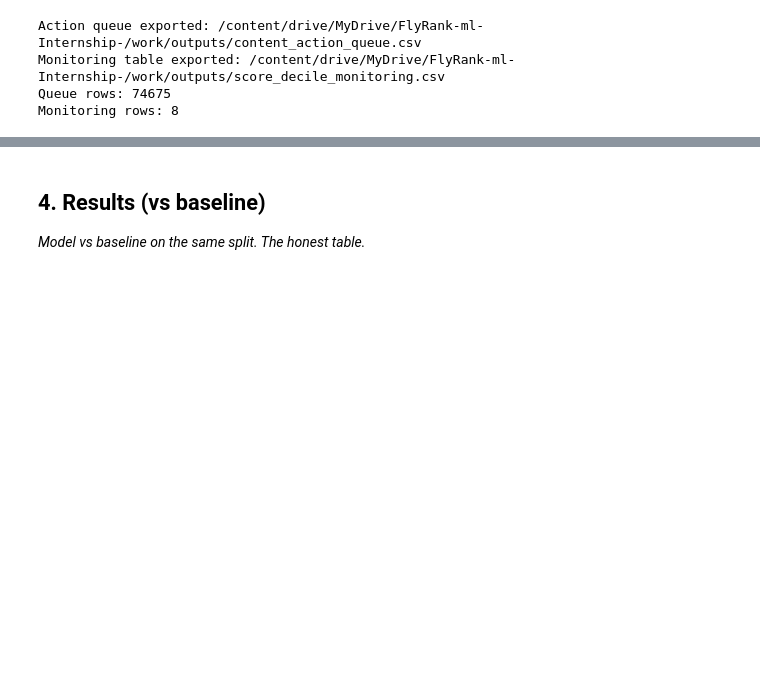
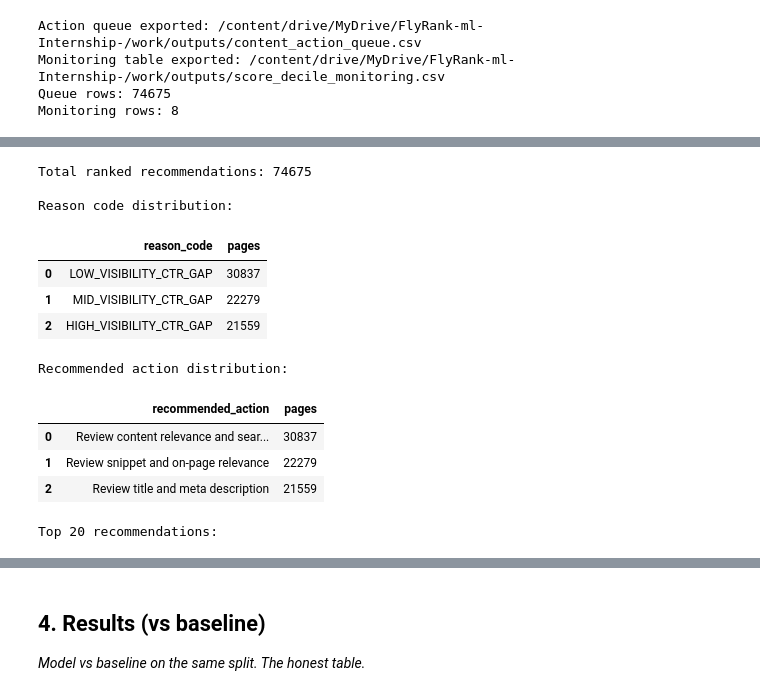
Before and after one commit to abiodunadesesan/FlyRank-ml-Internship-, a Jupyter notebook: work/notebooks/capstone.ipynb, the cells around one changed output, grey strips where cells are left out. Saved outputs shown, nothing was run; the diff lists cells and outputs as text; code cells hidden in the pictures; blank space fills up the shorter version.

```diff
--- a/work/notebooks/capstone.ipynb
+++ b/work/notebooks/capstone.ipynb
@@ -1506,0 +1612,37 @@ Monitoring rows: 8
+# %%
+# Section 6: Ranked recommendations
+
+print("Total ranked recommendations:", len(action_queue))
+
+print("\nReason code distribution:")
+display(
+    action_queue["reason_code"]
+    .value_counts()
+    .rename_axis("reason_code")
+    .reset_index(name="pages")
+)
+
+print("\nRecommended action distribution:")
+display(
+    action_queue["recommended_action"]
+    .value_counts()
+    .rename_axis("recommended_action")
+    .reset_index(name="pages")
+)
+
+print("\nTop 20 recommendations:")
+display(action_queue.head(20))
+# %% [output]
+Total ranked recommendations: 74675
+
+Reason code distribution:
+|  | reason_code | pages |
+| 0 | LOW_VISIBILITY_CTR_GAP | 30837 |
+| 1 | MID_VISIBILITY_CTR_GAP | 22279 |
+| 2 | HIGH_VISIBILITY_CTR_GAP | 21559 |
+Recommended action distribution:
+|  | recommended_action | pages |
+| 0 | Review content relevance and sear... | 30837 |
+| 1 | Review snippet and on-page relevance | 22279 |
+| 2 | Review title and meta description | 21559 |
+Top 20 recommendations:
```
Also changed, not shown: parts of 18 cells of this notebook.
